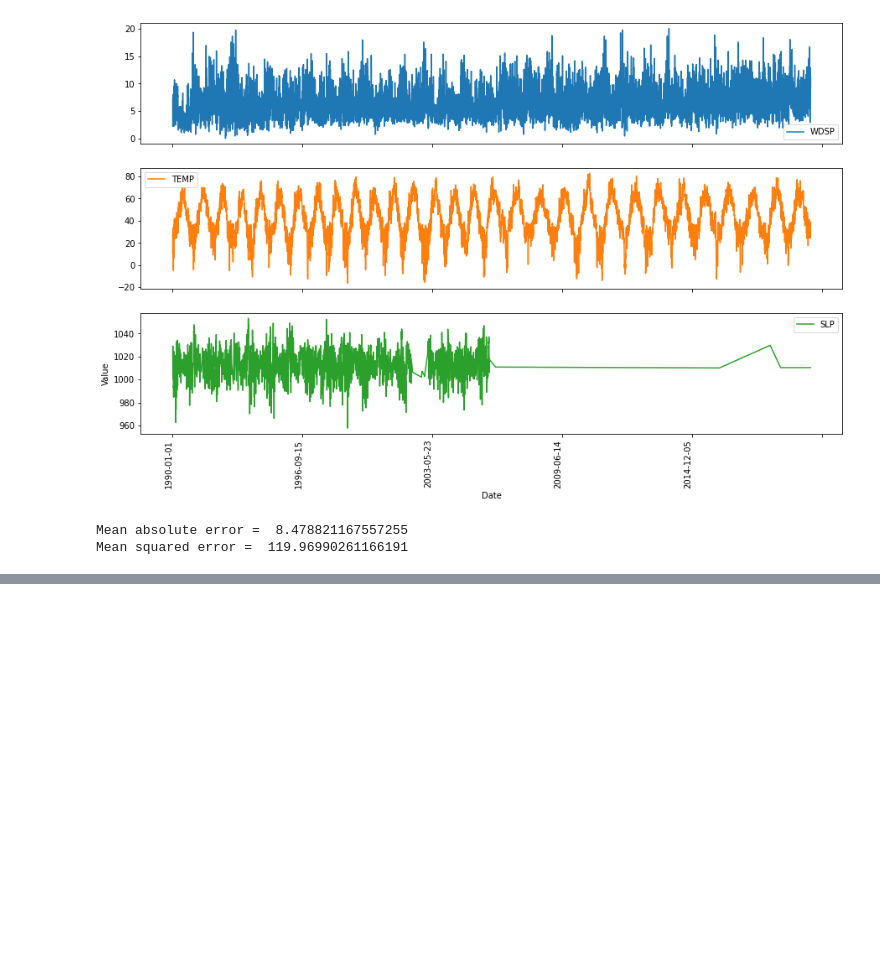
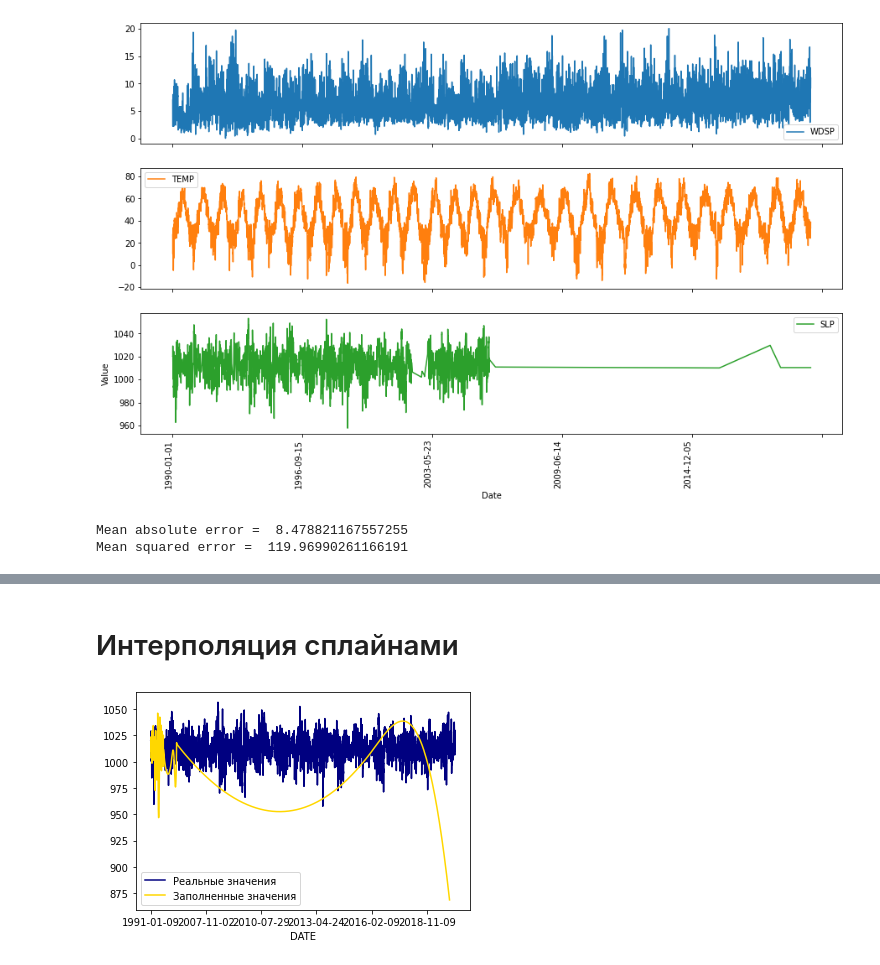
Before and after one commit to Loinen/geodata_analysis, a Jupyter notebook: lab2021.ipynb, the cells around one changed output, grey strips where cells are left out. Cells and saved outputs as stored; diff of their text form; code cells hidden in the pictures; blank space fills up the shorter version.

Commit message:
spline interpolation

```diff
--- a/lab2021.ipynb
+++ b/lab2021.ipynb
@@ -222,0 +223,15 @@ original_data.shape
+# %% [markdown]
+# Интерполяция сплайнами
+# %%
+missing_spline = missing2.copy()
+s = pd.Series(missing_spline["SLP"].values)
+
+missing_spline['SLP'] = s.interpolate(method='spline', order=3).values
+missing_vals['SLP'] = missing_spline
+
+data['SLP'].plot(color='navy', label='Реальные значения')
+missing_vals['SLP'].plot(color='gold', label='Заполненные значения')
+plt.legend()
+plt.show()
+# %% [output]
+[figure, added]
```
Also changed, not shown: parts of 4 cells of this notebook.
